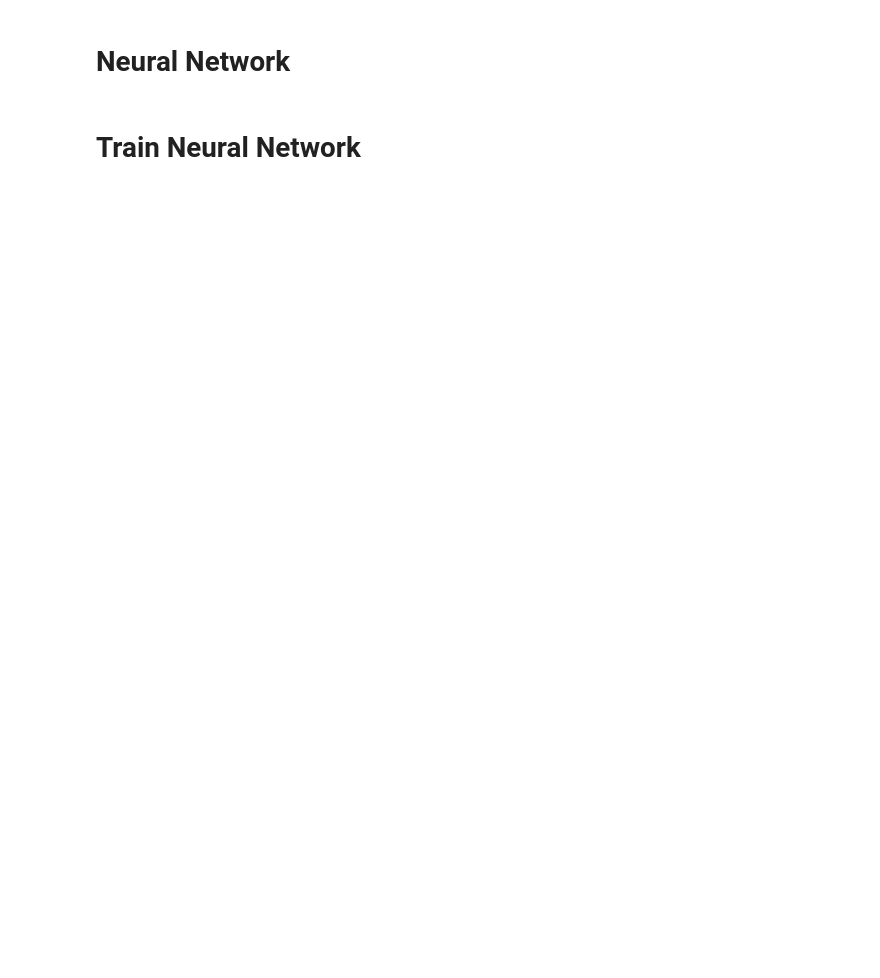
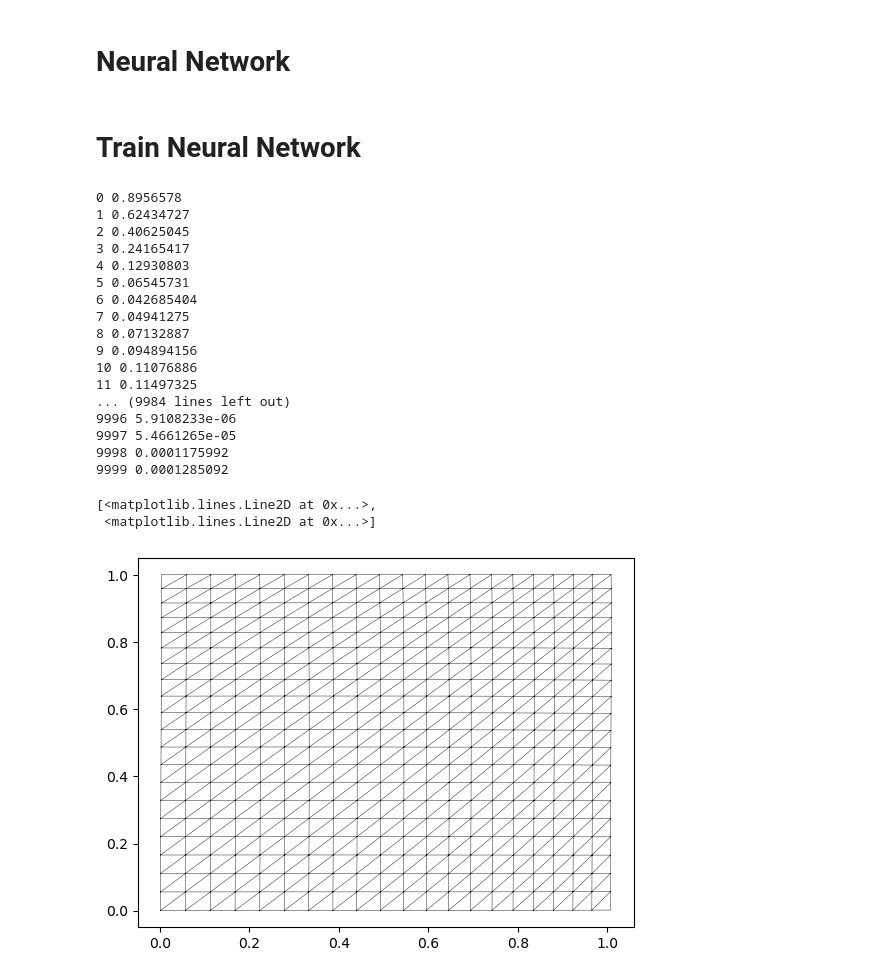
Before and after one commit to GenieYoung/MMPDE, a Jupyter notebook: py_src/main.ipynb, the cells around one changed output. Saved outputs shown, nothing was run; the diff lists cells and outputs as text; code cells hidden in the pictures; blank space fills up the shorter version.

```diff
--- a/py_src/main.ipynb
+++ b/py_src/main.ipynb
@@ -118,13 +135,18 @@ class FCN(nn.Module):
         dy = autograd.grad(y,V,torch.ones([V.shape[0],1]).to(device),retain_graph=True,create_graph=True)[0]
         return torch.stack([dx,dy],dim=1)
 
-    def loss_BE(self,boundarys):
-        return self.loss_function(self.forward(boundarys),boundarys)*1000.0
+    def loss_BC(self,BC):
+        return self.loss_function(self.forward(BC[0,:,:2])[:,0],BC[0,:,2]) + \
+               self.loss_function(self.forward(BC[1,:,:2])[:,0],BC[1,:,2]) + \
+               self.loss_function(self.forward(BC[2,:,:2])[:,1],BC[2,:,2]) + \
+               self.loss_function(self.forward(BC[3,:,:2])[:,1],BC[3,:,2])
 
     def loss_G(self,V_ref,tris):
         areas = area(V_ref,tris)
         centroids = centroid(V_ref,tris)
-        cx = self.forward(centroids)
+        #cx = self.forward(centroids)
+        Vc = self.forward(V_ref)
+        cx = centroid(Vc,tris)
         J = self.jacobian(centroids)
         detJ = torch.linalg.det(J)
         Jinv = torch.linalg.inv(J)
@@ -135,8 +157,8 @@ class FCN(nn.Module):
         traces = JMJ[:,0,0] + JMJ[:,1,1]
         return self.loss_function(torch.sum(areas*traces*detJ),torch.tensor(0.0).to(device))
 
-    def loss(self,V_ref,V,tris,boundarys):
-        return self.loss_G(V_ref,tris) + self.loss_BE(boundarys)
+    def loss(self,Vc,tris,BC):
+        return self.loss_G(Vc,tris) + self.loss_BC(BC)
 
         # V.requires_grad = True
         # V_ref.requires_grad = True
@@ -149,22 +171,47 @@ class FCN(nn.Module):
 # %% [markdown]
 # Train Neural Network
 # %%
-V = V.float().to(device)
-V_ref = V_ref.float().to(device)
+Vc = Vc.float().to(device)
 tris = torch.tensor(tris,dtype=torch.long).to(device)
-boundarys = boundarys.float().to(device)
+
+BC1 = torch.cat((left_boundarys,torch.zeros(left_boundarys.shape[0],1)),dim=1)
+BC2 = torch.cat((right_boundarys,torch.ones(right_boundarys.shape[0],1)),dim=1)
+BC3 = torch.cat((bottom_boundarys,torch.zeros(bottom_boundarys.shape[0],1)),dim=1)
+BC4 = torch.cat((top_boundarys,torch.ones(top_boundarys.shape[0],1)),dim=1)
+BC = torch.stack((BC1,BC2,BC3,BC4),dim=0).to(device)
 
 MMPDE_Net = FCN(layers)
 MMPDE_Net.to(device)
 params = list(MMPDE_Net.parameters())
 optimizer = torch.optim.Adam(MMPDE_Net.parameters(),lr=lr,amsgrad=False)
 
 for i in range(steps):
-    loss = MMPDE_Net.loss(V_ref,V,tris,boundarys)
+    loss = MMPDE_Net.loss(Vc,tris,BC)
     optimizer.zero_grad()
     loss.backward()
     optimizer.step()
     print(i,loss.detach().cpu().numpy())
 
-new_V = MMPDE_Net(V_ref).detach().cpu()
+new_V = MMPDE_Net(Vc).detach().cpu()
 plt.triplot(new_V[:,0],new_V[:,1],tris.detach().cpu(),'k-',linewidth=0.3)
+# %% [output]
+0 0.8956578
+1 0.62434727
+2 0.40625045
+3 0.24165417
+4 0.12930803
+5 0.06545731
+6 0.042685404
+7 0.04941275
+8 0.07132887
+9 0.094894156
+10 0.11076886
+11 0.11497325
+... (9984 lines left out)
+9996 5.9108233e-06
+9997 5.4661265e-05
+9998 0.0001175992
+9999 0.0001285092
+[<matplotlib.lines.Line2D at 0x...>,
+ <matplotlib.lines.Line2D at 0x...>]
+[figure, added]
```
Also changed, not shown: parts of 3 cells of this notebook.
